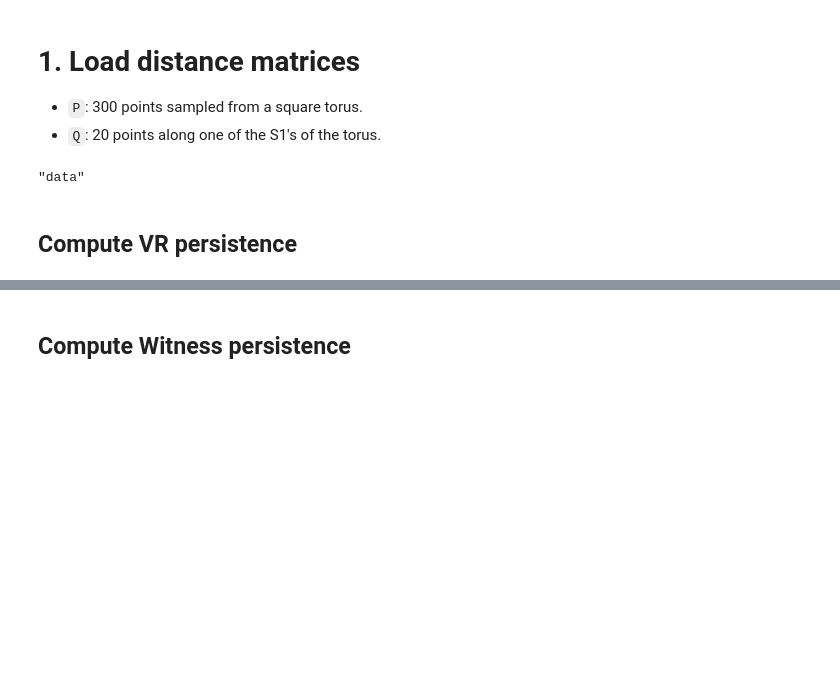
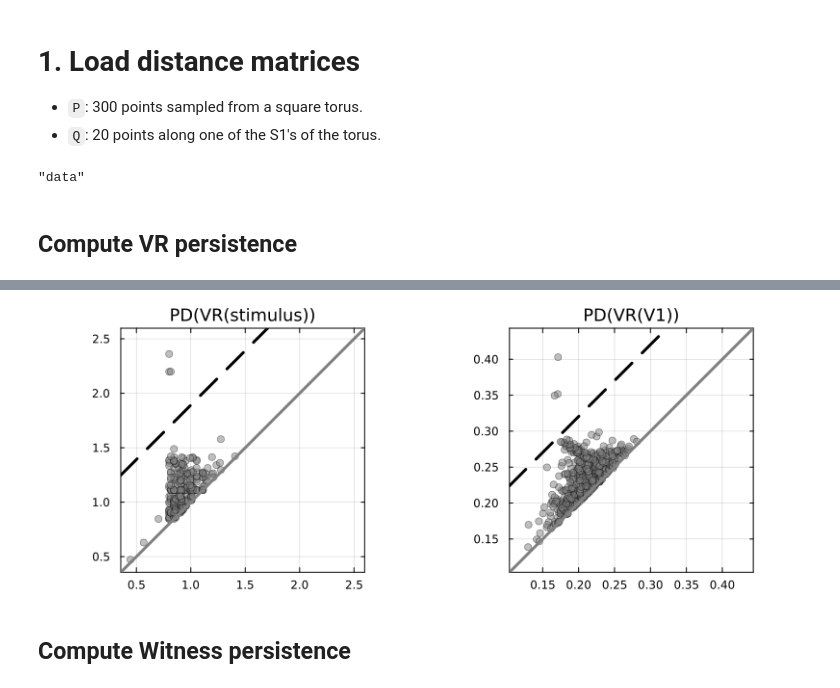
Before and after one commit to Soheilp86/analogous_neural, a Jupyter notebook: analysis/simulation_visual/6_analogous_bars_encoding_study_similarity_centric.ipynb, the cells around one changed output, grey strips where cells are left out. Drawn from its saved outputs; the diff is of its cells as text; code cells hidden in the pictures; blank space fills up the shorter version.

```diff
--- a/analysis/simulation_visual/6_analogous_bars_encoding_study_similarity_centric.ipynb
+++ b/analysis/simulation_visual/6_analogous_bars_encoding_study_similarity_centric.ipynb
@@ -105,13 +96,13 @@ barcode_VR_V1 = barcode(VR_V1, dim = 1)
 selected_stimulus, cutoff_stimulus = select_persistent_intervals_IQR(barcode_VR_stimulus)
 p1 = plot_PD(barcode_VR_stimulus;
             cutoff = cutoff_stimulus,
-            title = "Barcode(VR(stimulus))",
+            title = "PD(VR(stimulus))",
             titlefontsize = 12)
 
 selected_V1, cutoff_V1 = select_persistent_intervals_IQR(barcode_VR_V1)
 p3 = plot_PD(barcode_VR_V1;
             cutoff = cutoff_V1,
-            title = "Barcode(VR(V1))",
+            title = "PD(VR(V1))",
             titlefontsize = 12)
 
 
@@ -121,3 +111,4 @@ plot(p1, p3, layout = grid(1,2), size = (800, 300))
+[figure, added]
 # %% [markdown]
 ## Compute Witness persistence
 # %%
```
Also changed, not shown: parts of 15 cells of this notebook.
